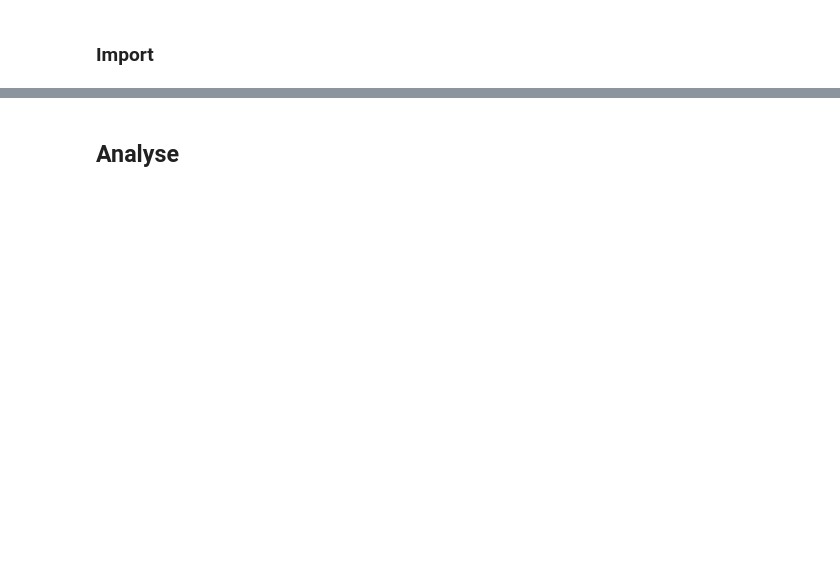
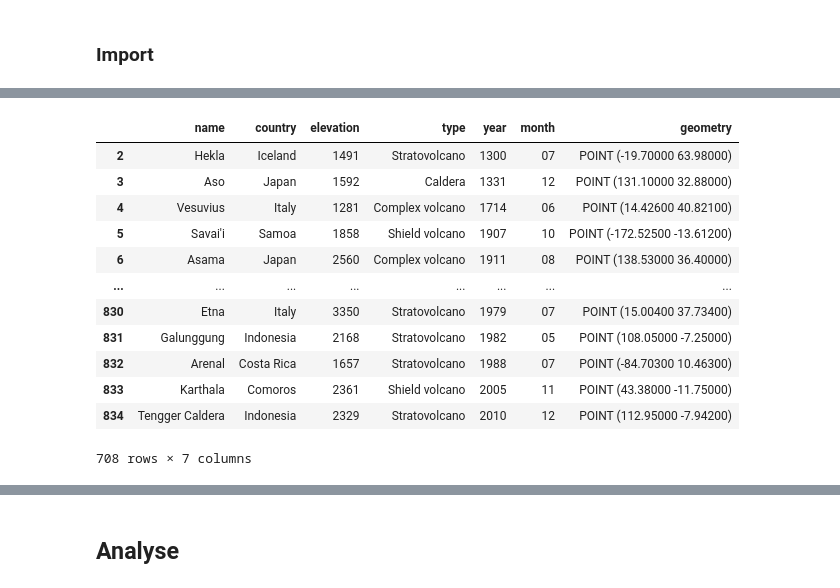
Before and after one commit to Melvin-klein/outinfo, a Jupyter notebook: projet.ipynb, the cells around one changed output, grey strips where cells are left out. Drawn from its saved outputs; the diff is of its cells as text; code cells hidden in the pictures; blank space fills up the shorter version.

```diff
--- a/projet.ipynb
+++ b/projet.ipynb
@@ -62,10 +109,24 @@ so2_cleared
 # %%
 # Add countries to volcano
 
-gdf_eruptions = geopandas.read_file("https://public.opendatasoft.com/api/explore/v2.1/catalog/datasets/significant-volcanic-eruption-database/exports/geojson?lang=fr&timezone=Europe%2FBerlin")
+gdf_eruptions = gpd.read_file("https://public.opendatasoft.com/api/explore/v2.1/catalog/datasets/significant-volcanic-eruption-database/exports/geojson?lang=fr&timezone=Europe%2FBerlin")
 
-volcano_id_geojson = sorted([slugify.slugify(name) for name in gdf_eruptions['name'].unique()])
+gdf_eruptions_cleared = gdf_eruptions[columns]
 
-len(volcano_id_geojson)
+gdf_eruptions_cleared = gdf_eruptions_cleared.dropna(subset=columns)
 
-gdf_eruptions
+gdf_eruptions_cleared
+# %% [output]
+|  | name | country | elevation | type | year | month | geometry |
+| 2 | Hekla | Iceland | 1491 | Stratovolcano | 1300 | 07 | POINT (-19.70000 63.98000) |
+| 3 | Aso | Japan | 1592 | Caldera | 1331 | 12 | POINT (131.10000 32.88000) |
+| 4 | Vesuvius | Italy | 1281 | Complex volcano | 1714 | 06 | POINT (14.42600 40.82100) |
+| 5 | Savai'i | Samoa | 1858 | Shield volcano | 1907 | 10 | POINT (-172.52500 -13.61200) |
+| 6 | Asama | Japan | 2560 | Complex volcano | 1911 | 08 | POINT (138.53000 36.40000) |
+| ... | ... | ... | ... | ... | ... | ... | ... |
+| 830 | Etna | Italy | 3350 | Stratovolcano | 1979 | 07 | POINT (15.00400 37.73400) |
+| 831 | Galunggung | Indonesia | 2168 | Stratovolcano | 1982 | 05 | POINT (108.05000 -7.25000) |
+| 832 | Arenal | Costa Rica | 1657 | Stratovolcano | 1988 | 07 | POINT (-84.70300 10.46300) |
+| 833 | Karthala | Comoros | 2361 | Shield volcano | 2005 | 11 | POINT (43.38000 -11.75000) |
+| 834 | Tengger Caldera | Indonesia | 2329 | Stratovolcano | 2010 | 12 | POINT (112.95000 -7.94200) |
+708 rows × 7 columns
```
Also changed, not shown: parts of 10 cells of this notebook.
